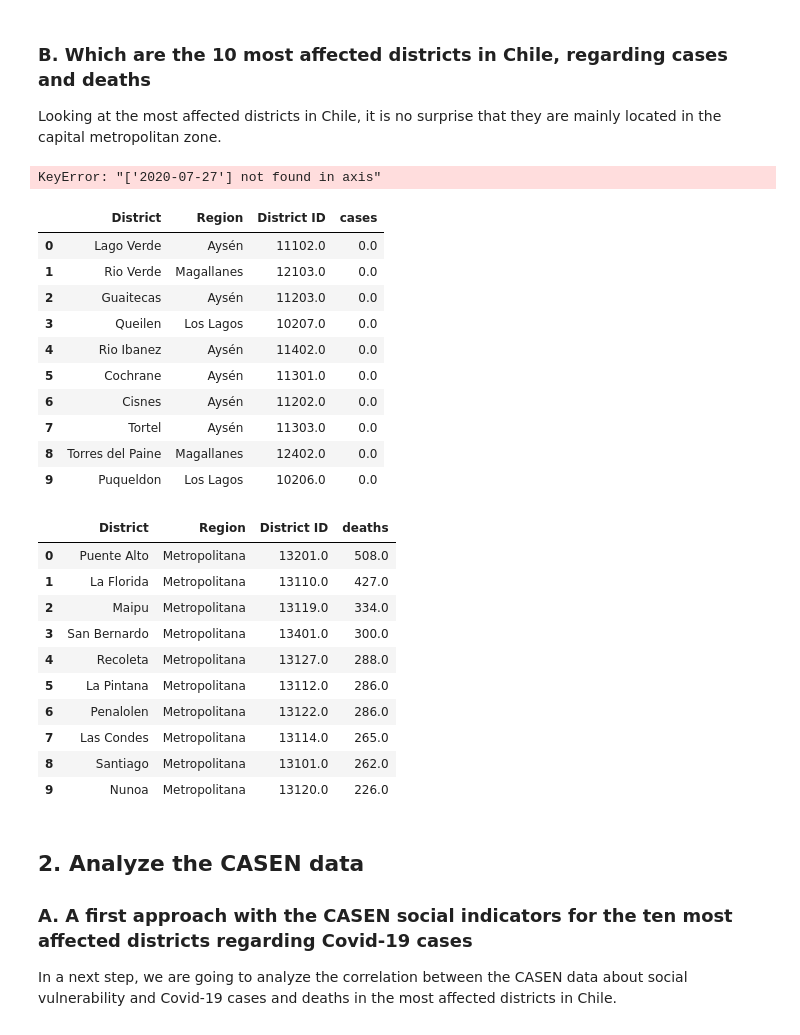
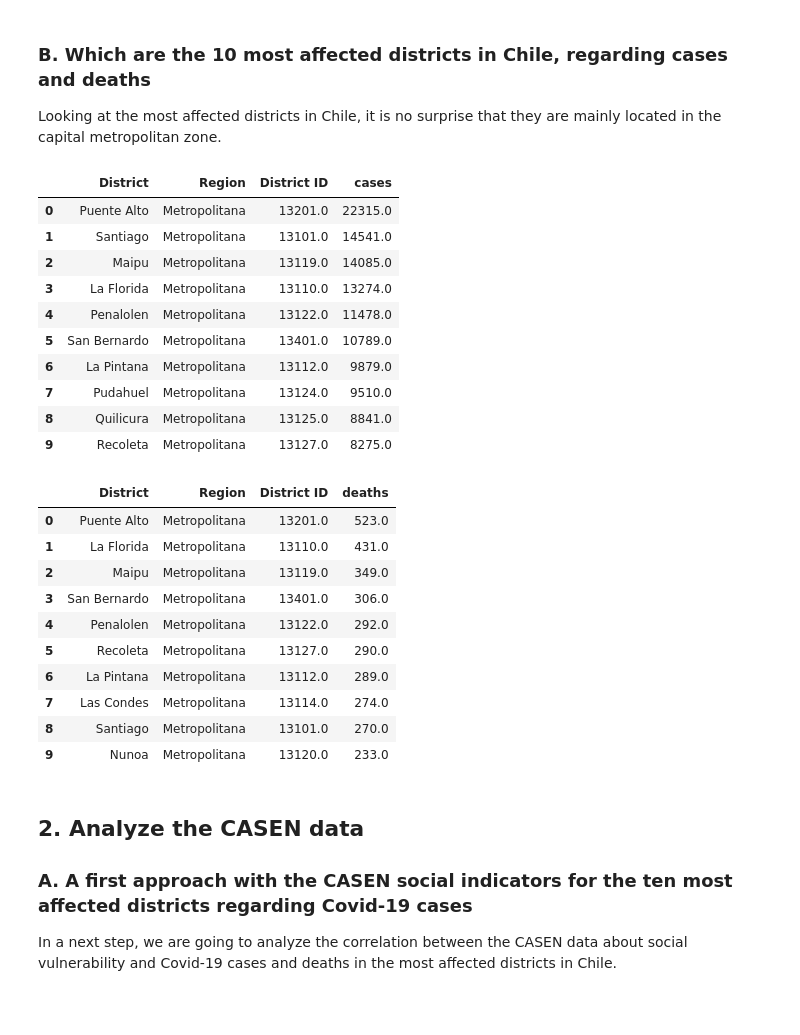
Before and after one commit to muellermax/Chile-Capstone, a Jupyter notebook: Chile Capstone.ipynb, the cells around one changed output. Saved outputs shown, nothing was run; the diff lists cells and outputs as text; code cells hidden in the pictures.

```diff
--- a/Chile Capstone.ipynb
+++ b/Chile Capstone.ipynb
@@ -330,14 +330,17 @@ timeline_plot(deaths_regions, 'deaths')
 
 Looking at the most affected districts in Chile, it is no surprise that they are mainly located in the capital metropolitan zone.
 # %%
-def get_affected_districts(df, title, m):
+def get_affected_districts(df, title, m, n=100):
     """
-    Function to get the m most or less affected districts. If m is negative, it returns the
+    Function to get the m most or less affected districts. If m is negative, it returns the 10 less affected
+    districts. Given that there are still some remote Chilean districts with 0 or only a few Covid-19 cases
+    (Antarctic, Easter Islands), I chose a threshold of minimum n cases/deaths to be considered.
 
     Input:
         df (DataFrame): DataFrame with information about districts and numbers of cases/deaths
         title (string): Specify the kind of the data (cases or deaths)
         m (int): Returns the m most or less affected districts.
+        n (int): Threshold of minimum number of cases/deaths
 
     Output:
         affected (DataFrame): DataFrame with the m most or less affected districts
@@ -361,6 +364,10 @@ def get_affected_districts(df, title, m):
         affected = affected.drop(['index'], axis = 1)
 
     else:
+
+        # Consider only the districts with more than 10 cases/deaths:
+        df_relevant = df_relevant[df_relevant[df_relevant.columns[-1]] >= n]
+
         # Group by District and drop "index" column
         affected = df_relevant.groupby(
             'District').agg({
@@ -372,40 +379,34 @@ def get_affected_districts(df, title, m):
         affected = affected.drop(['index'], axis = 1)
 
     return affected
-# %%
-new = cases_districts.drop(cases_districts.iloc[:, [-2]] <= 10, axis = 0)
-
-new
-# %% [output]
-KeyError: "['2020-07-27'] not found in axis"
 # %%
-get_affected_districts(cases_districts, 'cases', -10)
+get_affected_districts(cases_districts, 'cases', 10, 100)
 # %% [output]
 |  | District | Region | District ID | cases |
-| 0 | Lago Verde | Aysén | 11102.0 | 0.0 |
-| 1 | Rio Verde | Magallanes | 12103.0 | 0.0 |
-| 2 | Guaitecas | Aysén | 11203.0 | 0.0 |
-| 3 | Queilen | Los Lagos | 10207.0 | 0.0 |
-| 4 | Rio Ibanez | Aysén | 11402.0 | 0.0 |
-| 5 | Cochrane | Aysén | 11301.0 | 0.0 |
-| 6 | Cisnes | Aysén | 11202.0 | 0.0 |
-| 7 | Tortel | Aysén | 11303.0 | 0.0 |
-| 8 | Torres del Paine | Magallanes | 12402.0 | 0.0 |
-| 9 | Puqueldon | Los Lagos | 10206.0 | 0.0 |
+| 0 | Puente Alto | Metropolitana | 13201.0 | 22315.0 |
+| 1 | Santiago | Metropolitana | 13101.0 | 14541.0 |
+| 2 | Maipu | Metropolitana | 13119.0 | 14085.0 |
+| 3 | La Florida | Metropolitana | 13110.0 | 13274.0 |
+| 4 | Penalolen | Metropolitana | 13122.0 | 11478.0 |
+| 5 | San Bernardo | Metropolitana | 13401.0 | 10789.0 |
+| 6 | La Pintana | Metropolitana | 13112.0 | 9879.0 |
+| 7 | Pudahuel | Metropolitana | 13124.0 | 9510.0 |
+| 8 | Quilicura | Metropolitana | 13125.0 | 8841.0 |
+| 9 | Recoleta | Metropolitana | 13127.0 | 8275.0 |
 # %%
-get_affected_districts(deaths_districts, 'deaths', 10)
+get_affected_districts(deaths_districts, 'deaths', 10, 100)
 # %% [output]
 |  | District | Region | District ID | deaths |
-| 0 | Puente Alto | Metropolitana | 13201.0 | 508.0 |
-| 1 | La Florida | Metropolitana | 13110.0 | 427.0 |
-| 2 | Maipu | Metropolitana | 13119.0 | 334.0 |
-| 3 | San Bernardo | Metropolitana | 13401.0 | 300.0 |
-| 4 | Recoleta | Metropolitana | 13127.0 | 288.0 |
-| 5 | La Pintana | Metropolitana | 13112.0 | 286.0 |
-| 6 | Penalolen | Metropolitana | 13122.0 | 286.0 |
-| 7 | Las Condes | Metropolitana | 13114.0 | 265.0 |
-| 8 | Santiago | Metropolitana | 13101.0 | 262.0 |
-| 9 | Nunoa | Metropolitana | 13120.0 | 226.0 |
+| 0 | Puente Alto | Metropolitana | 13201.0 | 523.0 |
+| 1 | La Florida | Metropolitana | 13110.0 | 431.0 |
+| 2 | Maipu | Metropolitana | 13119.0 | 349.0 |
+| 3 | San Bernardo | Metropolitana | 13401.0 | 306.0 |
+| 4 | Penalolen | Metropolitana | 13122.0 | 292.0 |
+| 5 | Recoleta | Metropolitana | 13127.0 | 290.0 |
+| 6 | La Pintana | Metropolitana | 13112.0 | 289.0 |
+| 7 | Las Condes | Metropolitana | 13114.0 | 274.0 |
+| 8 | Santiago | Metropolitana | 13101.0 | 270.0 |
+| 9 | Nunoa | Metropolitana | 13120.0 | 233.0 |
 # %% [markdown]
 ## 2. Analyze the CASEN data
 ### A. A first approach with the CASEN social indicators for the ten most affected districts regarding Covid-19 cases
```
Also changed, not shown: parts of 15 cells of this notebook.
